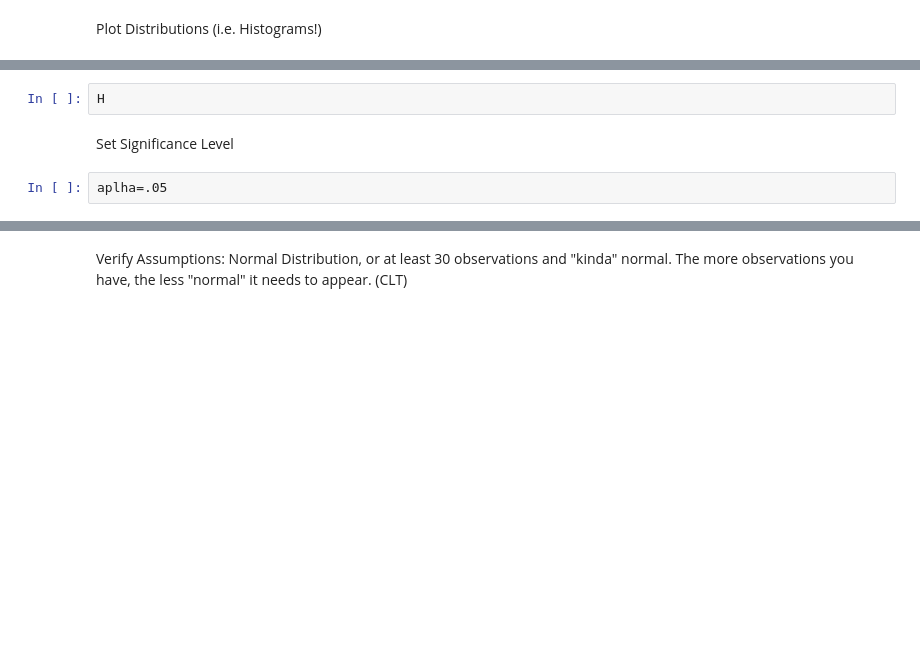
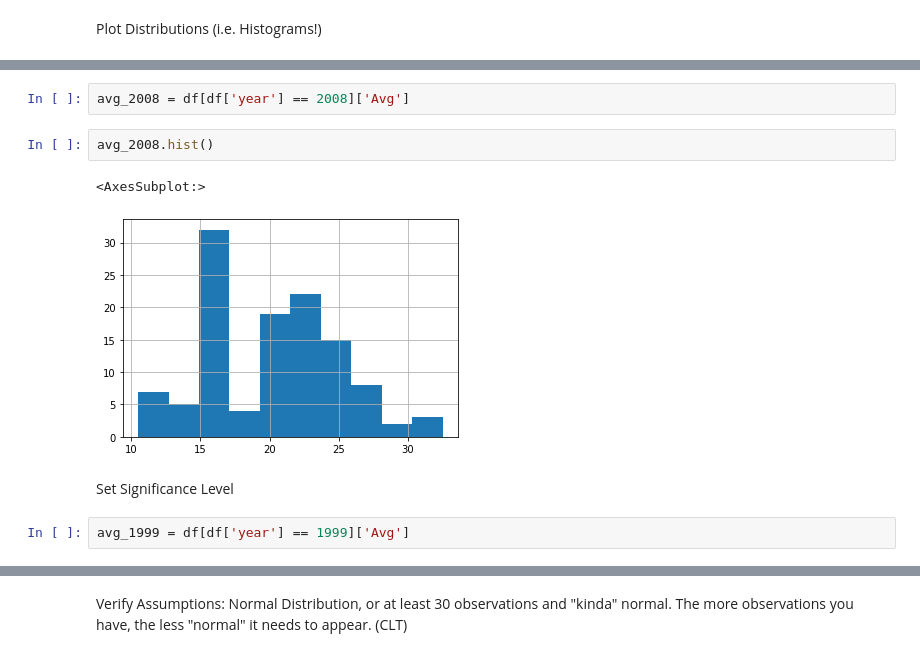
Before and after one commit to joshuamchavez2/statistics-exercises, a Jupyter notebook: hypothesis_testing.ipynb, the cells around one changed output, grey strips where cells are left out. Saved outputs shown, nothing was run; the diff lists cells and outputs as text; blank space fills up the shorter version.

```diff
--- a/hypothesis_testing.ipynb
+++ b/hypothesis_testing.ipynb
@@ -131,6 +155,11 @@ Establish Hypotheses
 # %%
-H
+avg_2008 = df[df['year'] == 2008]['Avg']
+# %%
+avg_2008.hist()
+# %% [output]
+<AxesSubplot:>
+[figure, added]
 # %% [markdown]
 Set Significance Level
-# %%
-aplha=.05
+# %%
+avg_1999 = df[df['year'] == 1999]['Avg']
```
Also changed, not shown: parts of 43 cells of this notebook.
